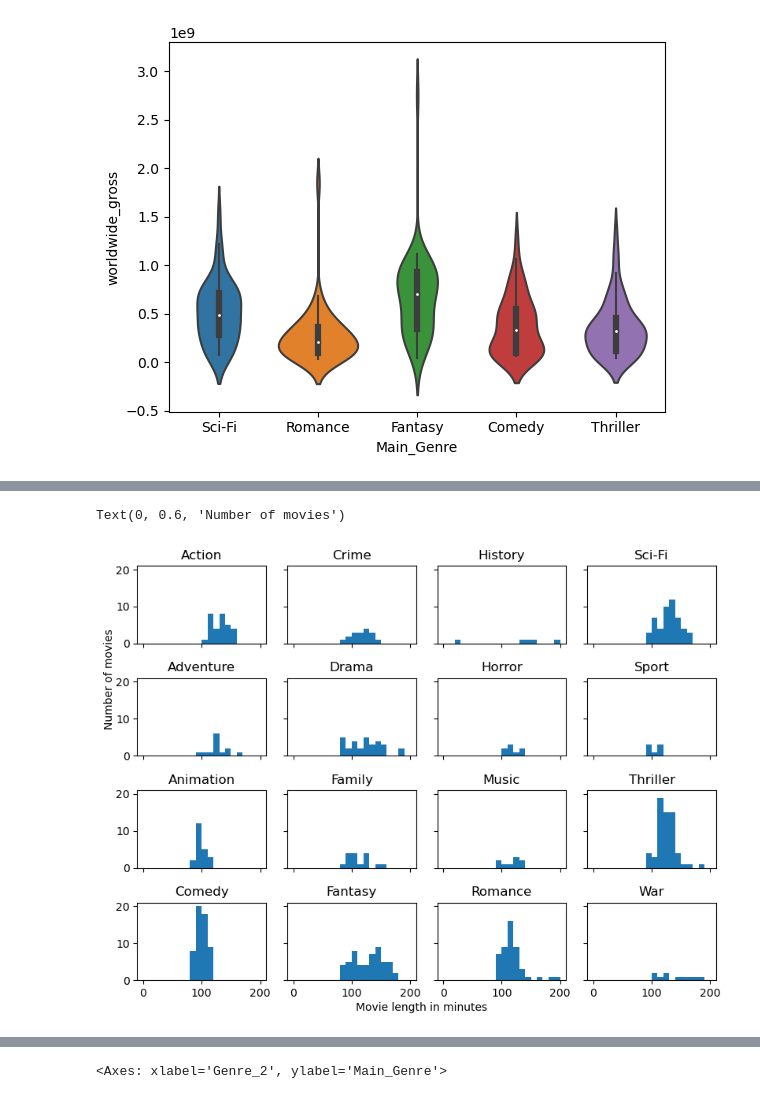
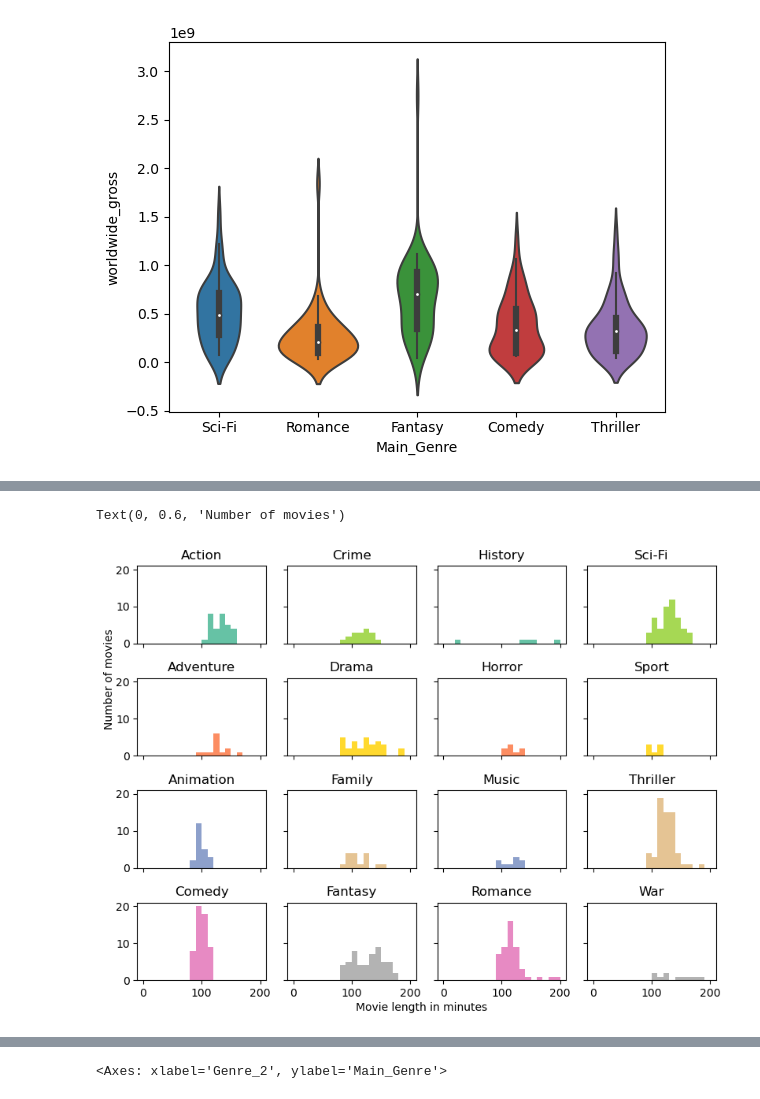
Before and after one commit to linou12/ADA23, a Jupyter notebook: Exercises/02 - Data viz and data from the web/Becoming a DataVizard exercise.ipynb, the cells around one changed output, grey strips where cells are left out. Drawn from its saved outputs; the diff is of its cells as text; code cells hidden in the pictures.

```diff
--- a/Exercises/02 - Data viz and data from the web/Becoming a DataVizard exercise.ipynb
+++ b/Exercises/02 - Data viz and data from the web/Becoming a DataVizard exercise.ipynb
@@ -181,6 +181,8 @@ In the next three excercises, you are provided with descriptions and rough sketc
 
 <br>
 # %%
-# Calculate yearly stats across movies here
-stats_year = movies.groupby(movies['year']).apply(lambda x : pd.Series({'average_worldwide_gross': x['worldwide_gross'].mean(),
-                                                                                                            'std_dev' : x['worldwide_gross'].std()} ))
+movies
+stats = movies.groupby(movies['year']).apply(lambda x : pd.Series({
+    'average_worldwide_gross' : x['worldwide_gross'].mean(),
+    'standard_deviation' : x['worldwide_gross'].std()
+}))
@@ -194,0 +189,8 @@ Text(0, 0.5, 'Worldwide gross revenue')
+# %%
+stats.sort_values(by= 'year')
+y = stats['average_worldwide_gross']
+x = stats.index
+plt.errorbar(stats.index,stats.average_worldwide_gross, yerr=stats.standard_deviation, capsize=3)
+plt.xlabel('Year')
+plt.ylabel('Worldwide Gross Revenue')
+plt.show()
@@ -221,20 +231,25 @@ Text(0, 0.5, 'Worldwide gross')
 # %%
-# Calculate stats by genre here
-stats_genres = movies.groupby('Main_Genre').apply(lambda x : pd.Series({'average_movie_length': x['length'].values}))
+stats_genre = movies.groupby(['Main_Genre']).apply(lambda x : pd.Series({
+    'length': x['length'].values
+}))
 # %%
 # Write your code to make 4x4 panel here
+
 fig, ax = plt.subplots(4,4,figsize= (8,6), sharey = True, sharex = True)
+palette = sns.color_palette("Set2", 16)
+
 for i in range(16):
     sbplt = ax[i%4, math.floor(i/4)]
-    sbplt.hist(stats_genres.iloc[i].values, range = [0,200],bins = 20)
-    sbplt.set_title(stats_genres.index[i])
+    sbplt.hist(stats_genre.iloc[i].values,range = [0,200],bins = 20, color= palette[i])
+    sbplt.set_title(stats_genre.index[i])
+
 fig.tight_layout()
 
 fig.text(0.4,0, "Movie length in minutes")
 fig.text(0,0.6, "Number of movies", rotation = 90)
 # %% [output]
 Text(0, 0.6, 'Number of movies')
-[figure, old version]
+[figure, new version]
 # %%
 # Write your interpretation here
 # %% [markdown]
```
Also changed, not shown: parts of 7 cells of this notebook, 1 other file.
